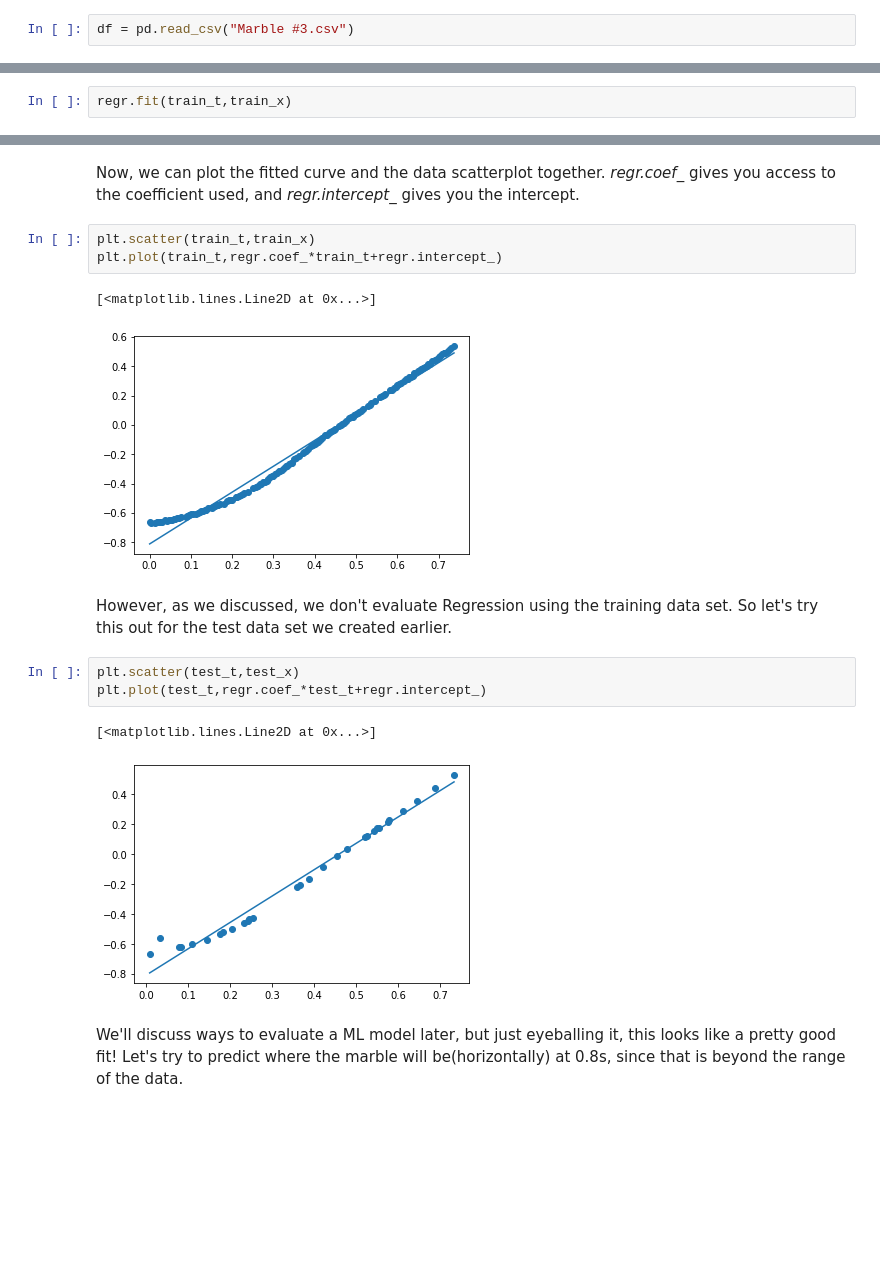
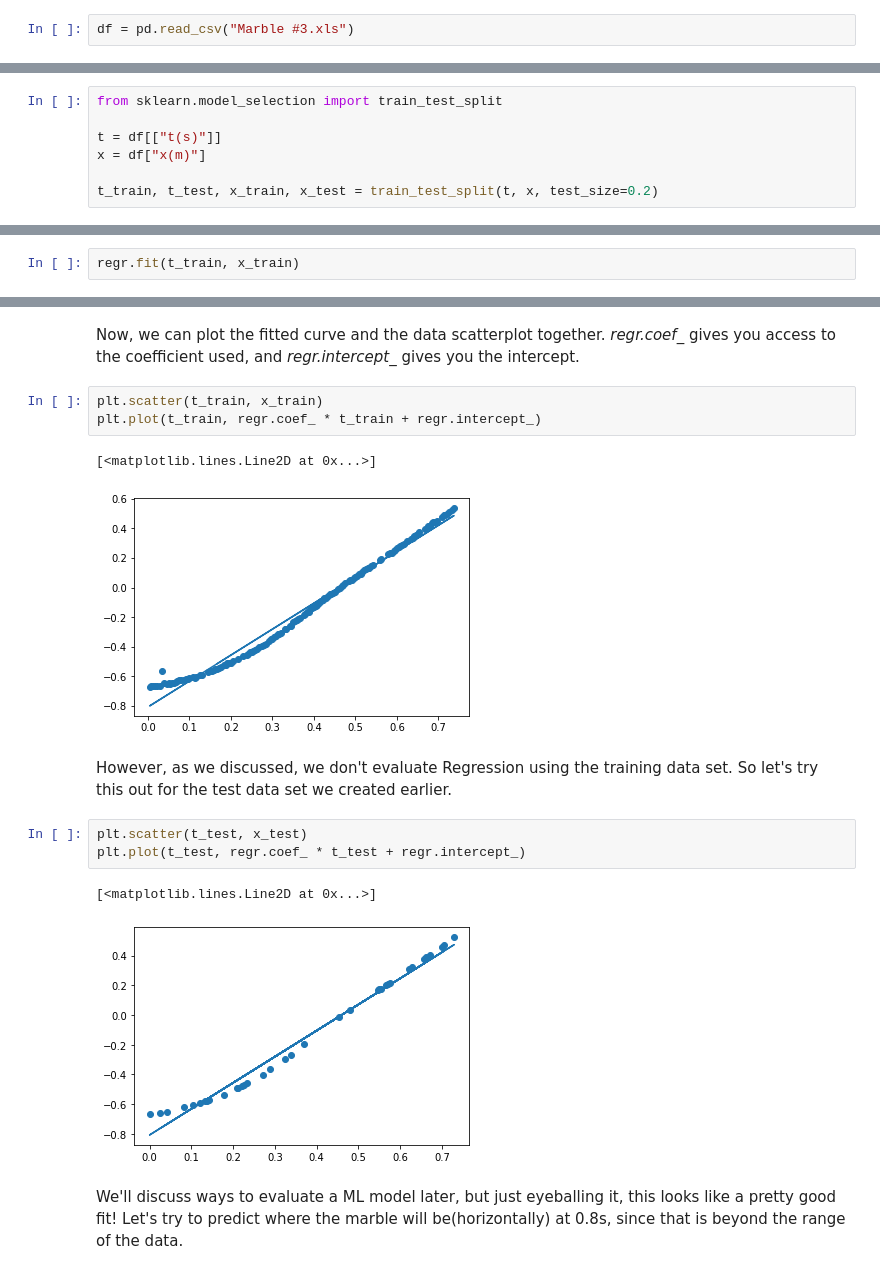
Before and after one commit to code4tomorrow/machine-learning, a Jupyter notebook: 1_beginner/chapter5/simple_linear_regression.ipynb, the cells around one changed output, grey strips where cells are left out. Drawn from its saved outputs; the diff is of its cells as text; blank space fills up the shorter version.

```diff
--- a/1_beginner/chapter5/simple_linear_regression.ipynb
+++ b/1_beginner/chapter5/simple_linear_regression.ipynb
@@ -22,7 +20,7 @@ Saving Marble #3.csv to Marble #3.csv
 # %% [markdown]
 Now by using read_csv(), let's put our data into a dataframe.
 # %%
-df = pd.read_csv("Marble #3.csv")
+df = pd.read_csv("Marble #3.xls")
 # %% [markdown]
 Let's see what the data set looks like:
 # %%
@@ -61,3 +51,10 @@ test_x = test[["x(m)"]]
+# %%
+from sklearn.model_selection import train_test_split
+
+t = df[["t(s)"]]
+x = df["x(m)"]
+
+t_train, t_test, x_train, x_test = train_test_split(t, x, test_size=0.2)
 # %% [markdown]
 Now for the actual Linear Regression.
 
@@ -71,25 +68,25 @@ regr = linear_model.LinearRegression()
 # %% [markdown]
 The *fit* function of a LinearRegression object takes the training input and output, and fits a curve to it.
 # %%
-regr.fit(train_t,train_x)
+regr.fit(t_train, x_train)
 # %% [output]
 LinearRegression(copy_X=True, fit_intercept=True, n_jobs=None, normalize=False)
 # %% [markdown]
 Now, we can plot the fitted curve and the data scatterplot together. *regr.coef_* gives you access to the coefficient used, and *regr.intercept_* gives you the intercept.
 # %%
-plt.scatter(train_t,train_x)
-plt.plot(train_t,regr.coef_*train_t+regr.intercept_)
+plt.scatter(t_train, x_train)
+plt.plot(t_train, regr.coef_ * t_train + regr.intercept_)
 # %% [output]
 [<matplotlib.lines.Line2D at 0x...>]
-[figure, old version]
+[figure, new version]
 # %% [markdown]
 However, as we discussed, we don't evaluate Regression using the training data set. So let's try this out for the test data set we created earlier.
 # %%
-plt.scatter(test_t,test_x)
-plt.plot(test_t,regr.coef_*test_t+regr.intercept_)
+plt.scatter(t_test, x_test)
+plt.plot(t_test, regr.coef_ * t_test + regr.intercept_)
 # %% [output]
 [<matplotlib.lines.Line2D at 0x...>]
-[figure, old version]
+[figure, new version]
 # %% [markdown]
 We'll discuss ways to evaluate a ML model later, but just eyeballing it, this looks like a pretty good fit! Let's try to predict where the marble will be(horizontally) at 0.8s, since that is beyond the range of the data.
 # %%
```
Also changed, not shown: parts of 10 cells of this notebook.
